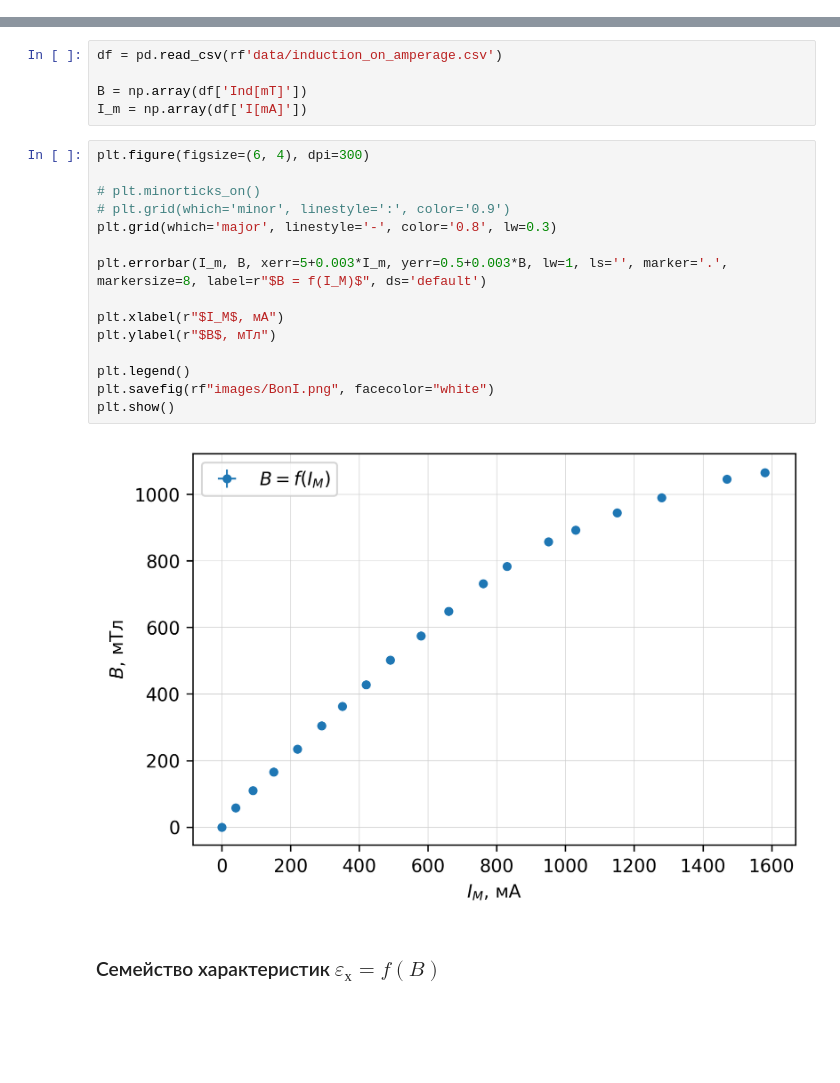
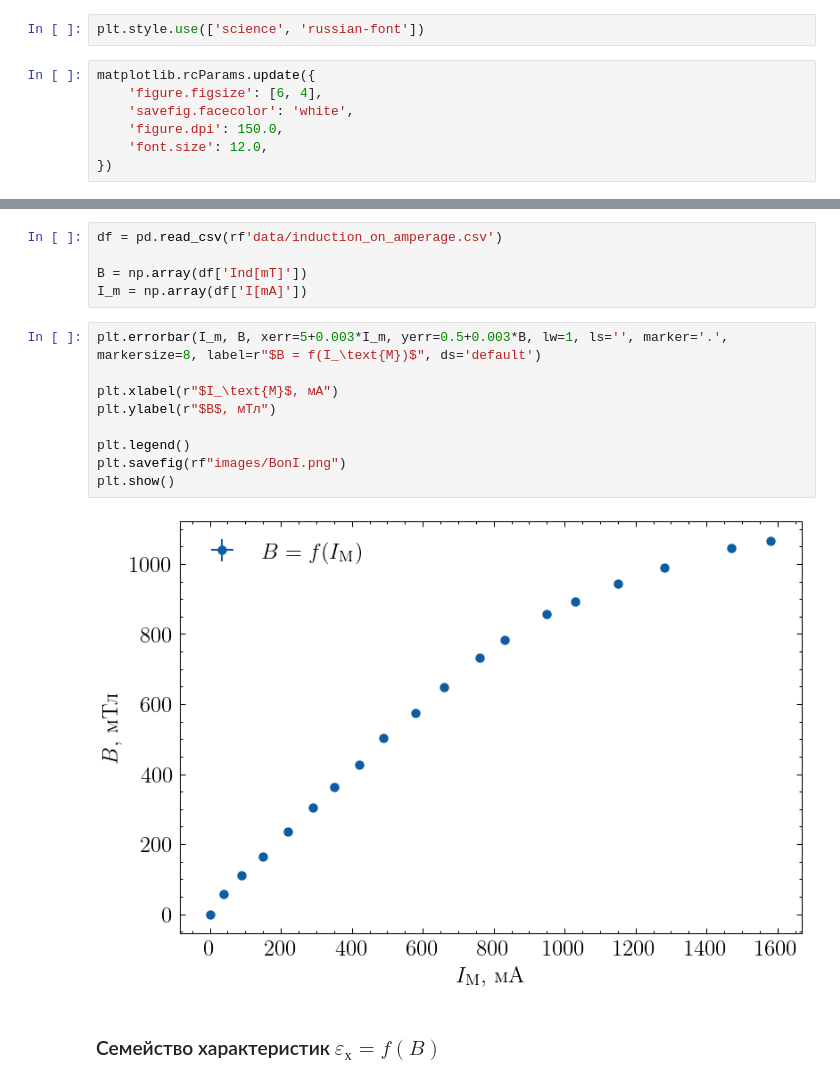
Before and after one commit to gleblug/experiment-automation, a Jupyter notebook: 3.3.4-semiconductor-hall-effect/processing.ipynb, the cells around one changed output, grey strips where cells are left out. Saved outputs shown, nothing was run; the diff lists cells and outputs as text; blank space fills up the shorter version.

```diff
--- a/3.3.4-semiconductor-hall-effect/processing.ipynb
+++ b/3.3.4-semiconductor-hall-effect/processing.ipynb
@@ -6,3 +8,12 @@ from scipy.optimize import curve_fit
+# %%
+plt.style.use(['science', 'russian-font'])
+# %%
+matplotlib.rcParams.update({
+    'figure.figsize': [6, 4],
+    'savefig.facecolor': 'white',
+    'figure.dpi': 150.0,
+    'font.size': 12.0,
+})
 # %%
 I_names = np.array([13, 24, 35, 46, 57, 68, 79, 90, 101])
 I_values = I_names * 1.5 / 155# ток в мА
@@ -16,22 +27,16 @@ df = pd.read_csv(rf'data/induction_on_amperage.csv')
 B = np.array(df['Ind[mT]'])
 I_m = np.array(df['I[mA]'])
 # %%
-plt.figure(figsize=(6, 4), dpi=300)
+plt.errorbar(I_m, B, xerr=5+0.003*I_m, yerr=0.5+0.003*B, lw=1, ls='', marker='.', markersize=8, label=r"$B = f(I_\text{М})$", ds='default')
 
-# plt.minorticks_on()
-# plt.grid(which='minor', linestyle=':', color='0.9')
-plt.grid(which='major', linestyle='-', color='0.8', lw=0.3)
-
-plt.errorbar(I_m, B, xerr=5+0.003*I_m, yerr=0.5+0.003*B, lw=1, ls='', marker='.', markersize=8, label=r"$B = f(I_М)$", ds='default')
-
-plt.xlabel(r"$I_М$, мА")
+plt.xlabel(r"$I_\text{М}$, мА")
 plt.ylabel(r"$B$, мТл")
 
 plt.legend()
-plt.savefig(rf"images/BonI.png", facecolor="white")
+plt.savefig(rf"images/BonI.png")
 plt.show()
 # %% [output]
-[figure, old version]
+[figure, new version]
 # %% [markdown]
 ### Семейство характеристик $\varepsilon_\text{х} = f(B)$
 # %%
```
Also changed, not shown: parts of 3 cells of this notebook, 3 other files.
